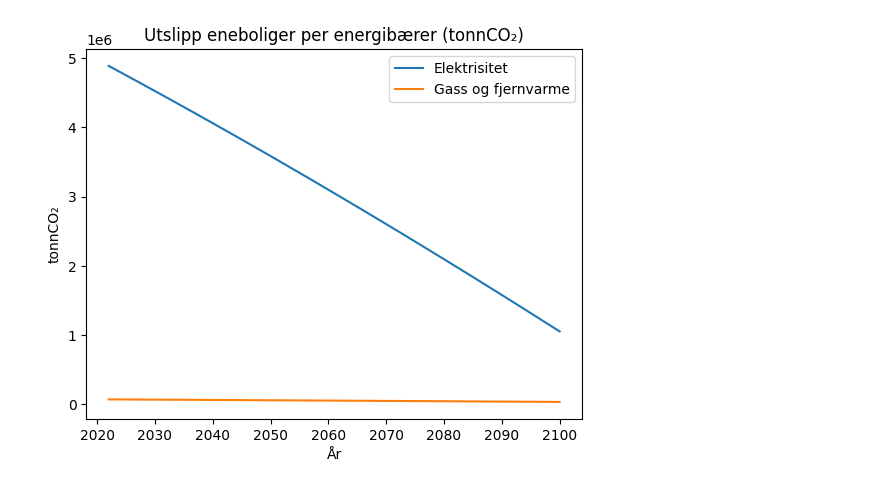
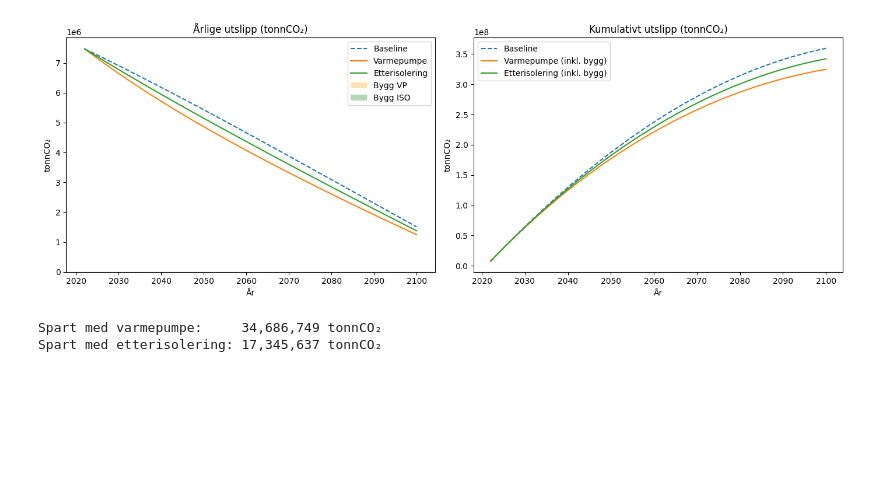
Before and after one commit to andre-hegre/Beregninger_Scenariomodell, a Jupyter notebook: projection.ipynb, the cells around one changed output. Cells and saved outputs as stored; diff of their text form; code cells hidden in the pictures; blank space fills up the shorter version.

```diff
--- a/projection.ipynb
+++ b/projection.ipynb
@@ -134,17 +184,43 @@ energy_consumption
-# %%
-for yr in projection_years:
-    energy_consumption.loc[yr] = house_stock.loc[:,yr].T@combined_energy_profile
-
-energy_consumption.loc[2022]
-
-utslipp = energy_consumption * carbon_intensity
-
-plt.plot(projection_years, utslipp['Elektrisitet']/1e3, label='Elektrisitet')
-plt.plot(projection_years, utslipp['Gass og fjernvarme']/1e3, label='Gass og fjernvarme')
-plt.title('Utslipp eneboliger per energibærer (tonnCO₂)')
-plt.xlabel('År')
-plt.ylabel('tonnCO₂')
-plt.legend()
-plt.show()
-# %% [output]
-[figure, removed]
+# %%
+# Comparison plots
+vp_total  = utslipp_vp  + utslipp_bygg_vp
+iso_total = utslipp_iso + utslipp_bygg_iso
+
+baseline_cum = utslipp_baseline.cumsum() / 1e3
+vp_cum       = vp_total.cumsum() / 1e3
+iso_cum      = iso_total.cumsum() / 1e3
+
+fig, axes = plt.subplots(1, 2, figsize=(14, 5))
+
+# Annual
+axes[0].plot(projection_years, utslipp_baseline / 1e3, '--', label='Baseline')
+axes[0].plot(projection_years, utslipp_vp / 1e3, label='Varmepumpe')
+axes[0].plot(projection_years, utslipp_iso / 1e3, label='Etterisolering')
+axes[0].bar(projection_years, utslipp_bygg_vp / 1e3, alpha=0.3, color='orange', label='Bygg VP')
+axes[0].bar(projection_years, utslipp_bygg_iso / 1e3, alpha=0.3, color='green', label='Bygg ISO')
+axes[0].set_title('Årlige utslipp (tonnCO₂)')
+axes[0].set_ylabel('tonnCO₂')
+axes[0].legend()
+
+# Cumulative
+axes[1].plot(projection_years, baseline_cum, '--', label='Baseline')
+axes[1].plot(projection_years, vp_cum, label='Varmepumpe (inkl. bygg)')
+axes[1].plot(projection_years, iso_cum, label='Etterisolering (inkl. bygg)')
+axes[1].set_title('Kumulativt utslipp (tonnCO₂)')
+axes[1].set_ylabel('tonnCO₂')
+axes[1].legend()
+
+for ax in axes:
+    ax.set_xlabel('År')
+
+plt.tight_layout()
+plt.show()
+
+spart_vp  = baseline_cum.iloc[-1] - vp_cum.iloc[-1]
+spart_iso = baseline_cum.iloc[-1] - iso_cum.iloc[-1]
+print(f'Spart med varmepumpe:     {spart_vp:,.0f} tonnCO₂')
+print(f'Spart med etterisolering: {spart_iso:,.0f} tonnCO₂')
+# %% [output]
+[figure, added]
+Spart med varmepumpe:     34,686,749 tonnCO₂
+Spart med etterisolering: 17,345,637 tonnCO₂
```
Also changed, not shown: parts of 7 cells of this notebook, 3 other files.
